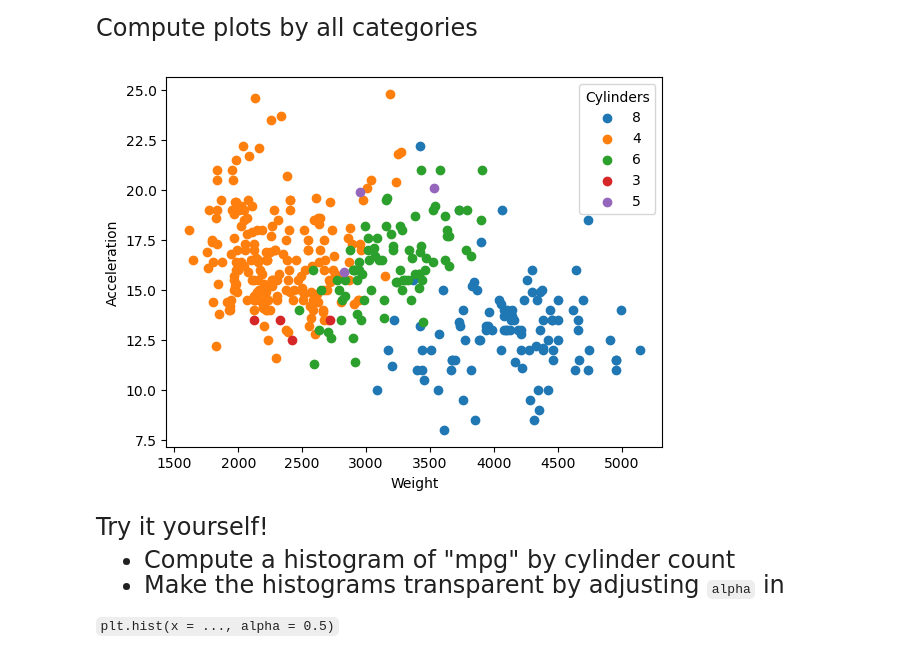
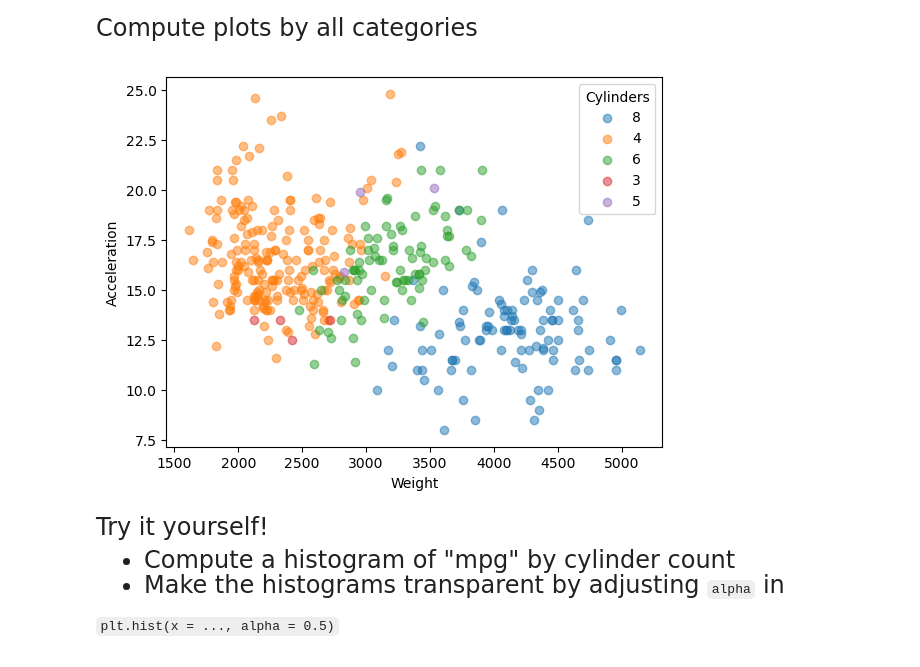
Before and after one commit to jhc1622/qtm151spring2025, a Jupyter notebook: lecture_10/lecture_10a - Subsetting data.ipynb, the cells around one changed output. Saved outputs shown, nothing was run; the diff lists cells and outputs as text; code cells hidden in the pictures.

```diff
--- a/lecture_10/lecture_10a - Subsetting data.ipynb
+++ b/lecture_10/lecture_10a - Subsetting data.ipynb
@@ -550,22 +549,22 @@ Compute plots by all categories
 # %%
 # Compute number of unique categories
 list_unique_cylinders = pd.unique(carfeatures["cylinders"])
 
 # Use a for loop to plot a scatter plot between "weight" and "acceleration"
 # for each category. Each plot  will have a different color
 
 for category in list_unique_cylinders:
     df   = carfeatures.query("cylinders == @category")
-    plt.scatter(x = df["weight"],y = df["acceleration"])
+    plt.scatter(x = df["weight"],y = df["acceleration"], alpha = 0.5)
 
 # Add labels and a legends
 plt.xlabel("Weight")
 plt.ylabel("Acceleration")
 plt.legend(labels = list_unique_cylinders,
            title  = "Cylinders")
 plt.show()
 # %% [output]
-[figure, old version]
+[figure, new version]
 # %% [markdown]
 <font size = "5">
 
```
Also changed, not shown: parts of 1 cell of this notebook, 13 other files.
